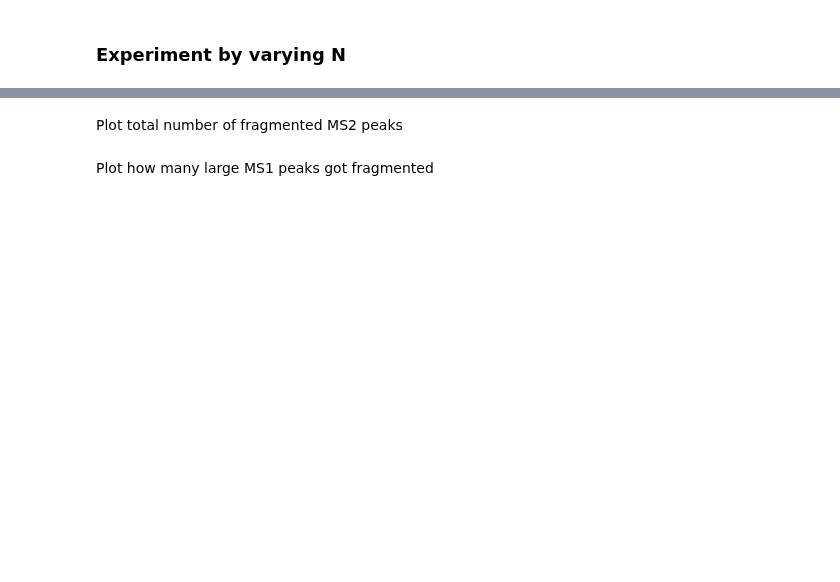
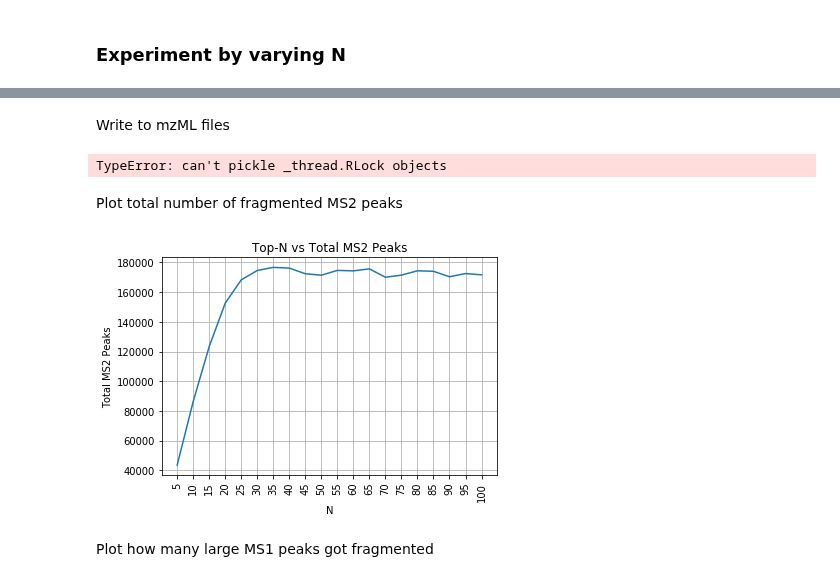
Before and after one commit to sdrogers/clms, a Jupyter notebook: Simulator/notebooks/top-N-experiments.ipynb, the cells around one changed output, grey strips where cells are left out. Drawn from its saved outputs; the diff is of its cells as text; code cells hidden in the pictures; blank space fills up the shorter version.

```diff
--- a/Simulator/notebooks/top-N-experiments.ipynb
+++ b/Simulator/notebooks/top-N-experiments.ipynb
@@ -169,3 +188,0 @@ min_ms2_intensity = 5000 # the minimum ms2 peak intensity
-# %%
-mass_spec = IndependentMassSpectrometer(POSITIVE, noisy_dataset, density=ps.density_estimator)
-controller = TopNController(mass_spec, N, isolation_window, rt_tol, min_ms2_intensity=min_ms2_intensity)
@@ -178,2 +188,0 @@ controller.make_plot = False
-# %%
-controller.run(min_rt, max_rt)
@@ -184,12 +201,10 @@ controller.write_mzML('my analysis', '../models/noisy_top_10.mzML')
 # %%
 controllers = []
-for N in range(5, 51, 5):
+inputs = range(5, 105, 5)
+for N in inputs:
     print('N =', N)
-    analysis_name = 'Top-%d Analysis' % N
-    outfile = '../models/noisy_top_%d.mzML' % N
-
     mass_spec = IndependentMassSpectrometer(POSITIVE, noisy_dataset, density=ps.density_estimator)
-    controller = TopNController(mass_spec, N, isolation_window, rt_tol, min_ms2_intensity=min_ms2_intensity)
+    controller = TopNController(mass_spec, N, isolation_window, rt_tol)
+    controller.make_plot = False
     controller.run(min_rt, max_rt)
-    controller.write_mzML(analysis_name, outfile)
     controllers.append(controller)
@@ -196,3 +238,15 @@ for N in range(5, 51, 5):
+# %% [markdown]
+Write to mzML files
+# %%
+for controller in controllers:
+    N = controller.N
+    analysis_name = 'Top-%d Analysis' % N
+    outfile = '../models/noisy_top_%d.mzML' % N
+    controller.write_mzML(analysis_name, outfile)
+# %%
+save_obj(controllers, '../models/noisy_top_N_controllers.p', use_joblib=False)
+# %% [output]
+TypeError: can't pickle _thread.RLock objects
 # %% [markdown]
 Plot total number of fragmented MS2 peaks
 # %%
@@ -202,9 +256,13 @@ def get_total_peaks(controller, ms_level):
 # %%
 total_peaks = [get_total_peaks(controller, 2) for controller in controllers]
 plt.plot(total_peaks)
 plt.xlabel('N')
 plt.ylabel('Total MS2 Peaks')
 plt.title('Top-N vs Total MS2 Peaks')
+plt.xticks(range(len(inputs)), inputs, rotation='vertical')
+plt.grid()
+# %% [output]
+[figure, added]
 # %% [markdown]
 Plot how many large MS1 peaks got fragmented
 # %%
```
Also changed, not shown: parts of 24 cells of this notebook, 3 other files.
